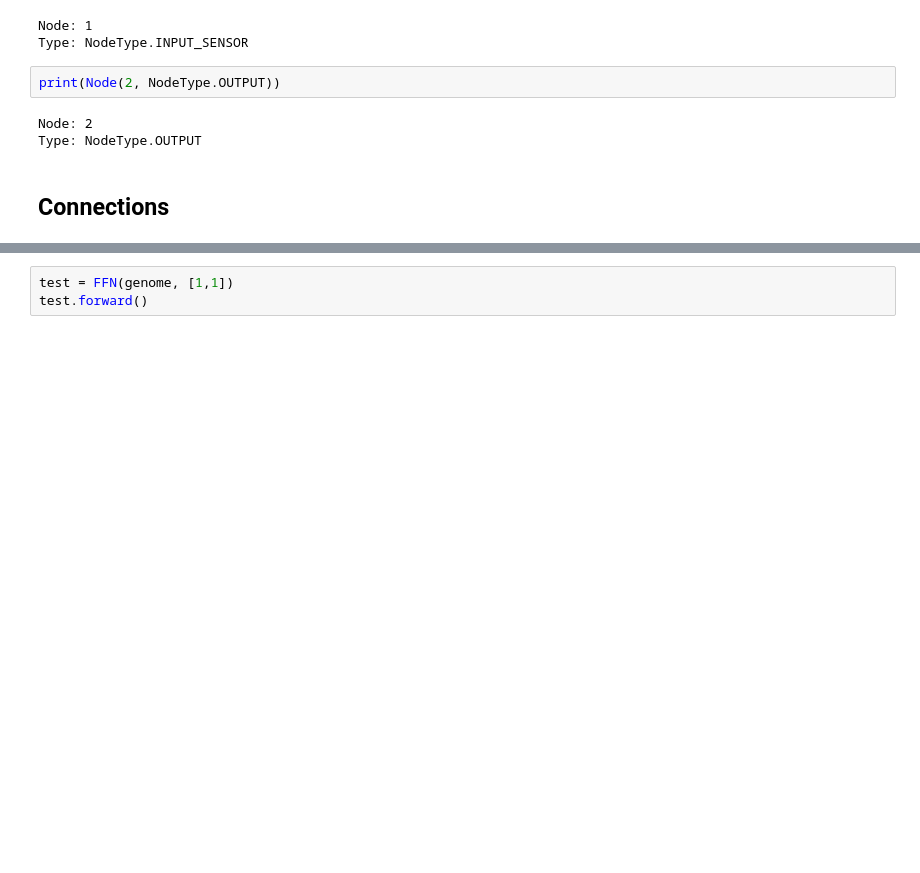
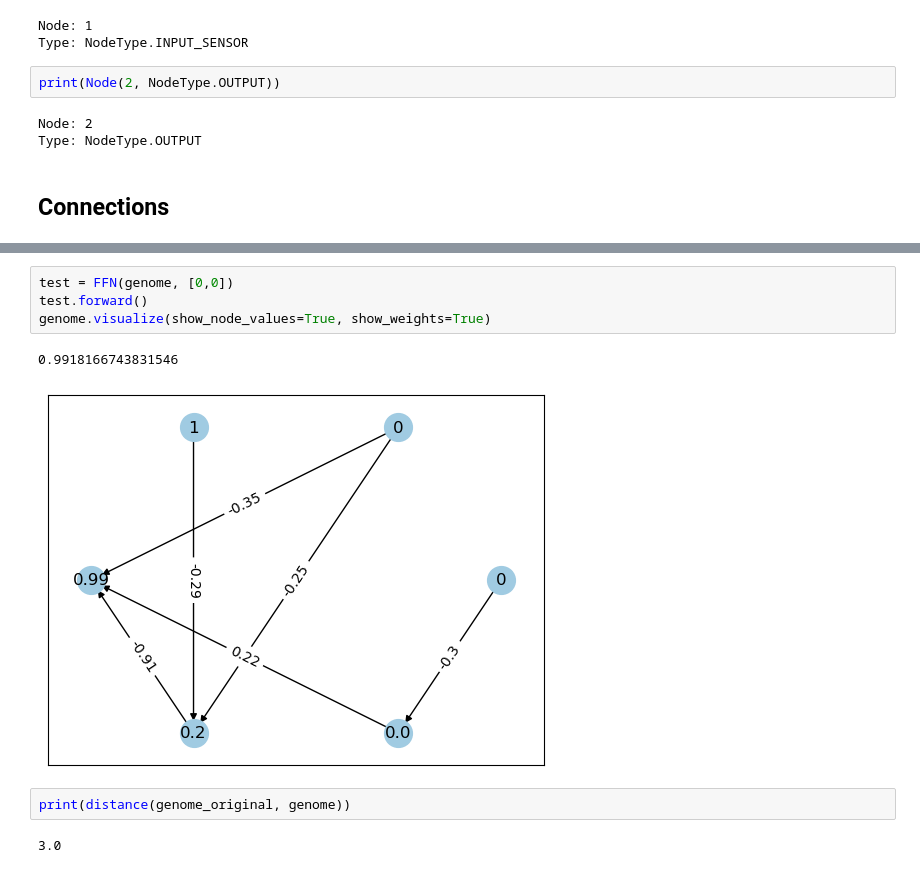
Before and after one commit to dimitrisTim/NEAT_Projekt, a Jupyter notebook: neat_main.ipynb, the cells around one changed output, grey strips where cells are left out. Drawn from its saved outputs; the diff is of its cells as text; blank space fills up the shorter version.

```diff
--- a/neat_main.ipynb
+++ b/neat_main.ipynb
@@ -139,3 +140,11 @@ Enabled: True
 # %%
-test = FFN(genome, [1,1])
+test = FFN(genome, [0,0])
 test.forward()
+genome.visualize(show_node_values=True, show_weights=True)
+# %% [output]
+0.9918166743831546
+[figure, added]
+# %%
+print(distance(genome_original, genome))
+# %% [output]
+3.0
```
Also changed, not shown: parts of 8 cells of this notebook, 4 other files.
